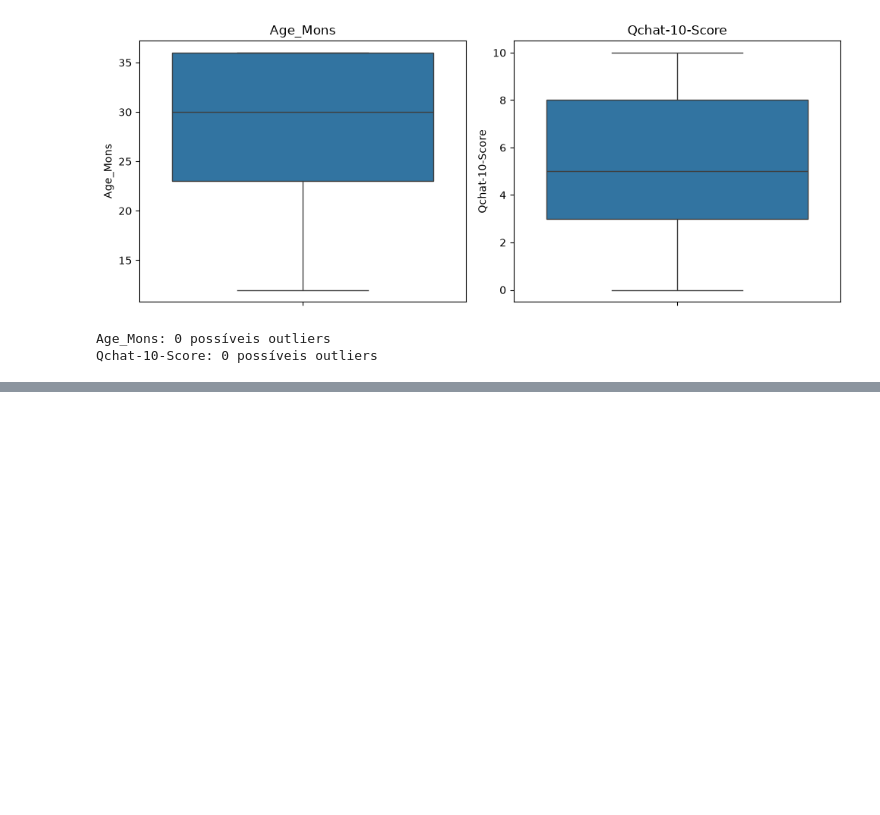
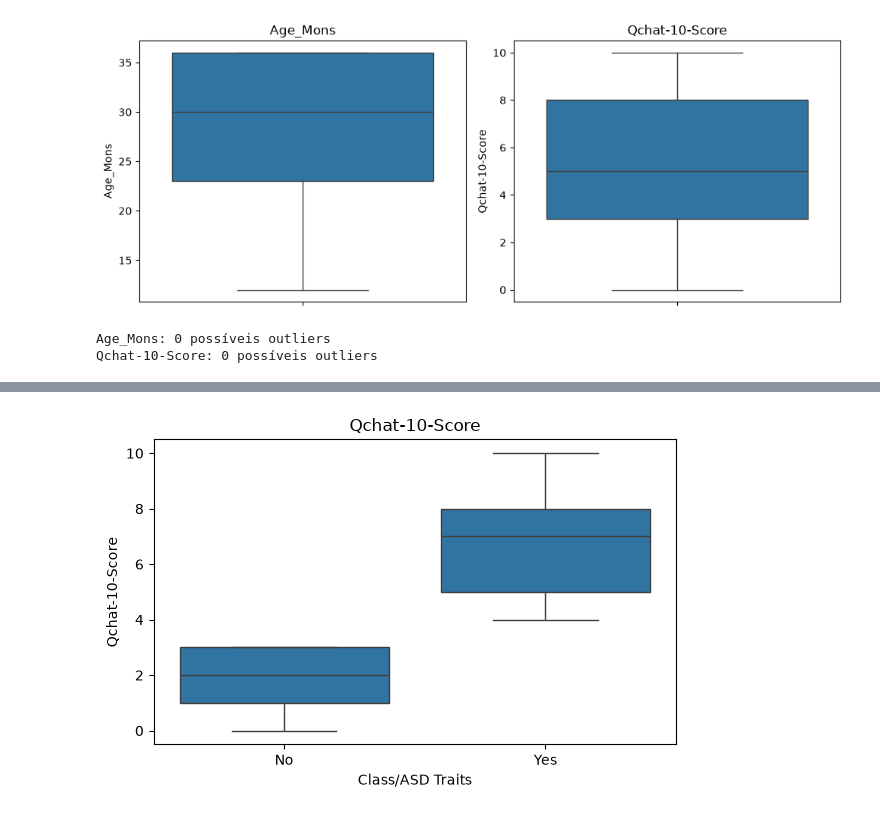
Before and after one commit to MachadoEduardo/autism-screening-data-analysis, a Jupyter notebook: notebooks/01_exploratory_data_analysis.ipynb, the cells around one changed output, grey strips where cells are left out. Cells and saved outputs as stored; diff of their text form; code cells hidden in the pictures; blank space fills up the shorter version.

```diff
--- a/notebooks/01_exploratory_data_analysis.ipynb
+++ b/notebooks/01_exploratory_data_analysis.ipynb
@@ -255,0 +261,8 @@ Qchat-10-Score: 0 possíveis outliers
+# %%
+fig, ax = plt.subplots(figsize=(6, 4))
+sns.boxplot(data=df, x="Class/ASD Traits", y="Qchat-10-Score", ax=ax)
+ax.set_title("Qchat-10-Score")
+plt.tight_layout()
+plt.show()
+# %% [output]
+[figure, added]
```
Also changed, not shown: parts of 8 cells of this notebook, 1 other file.
